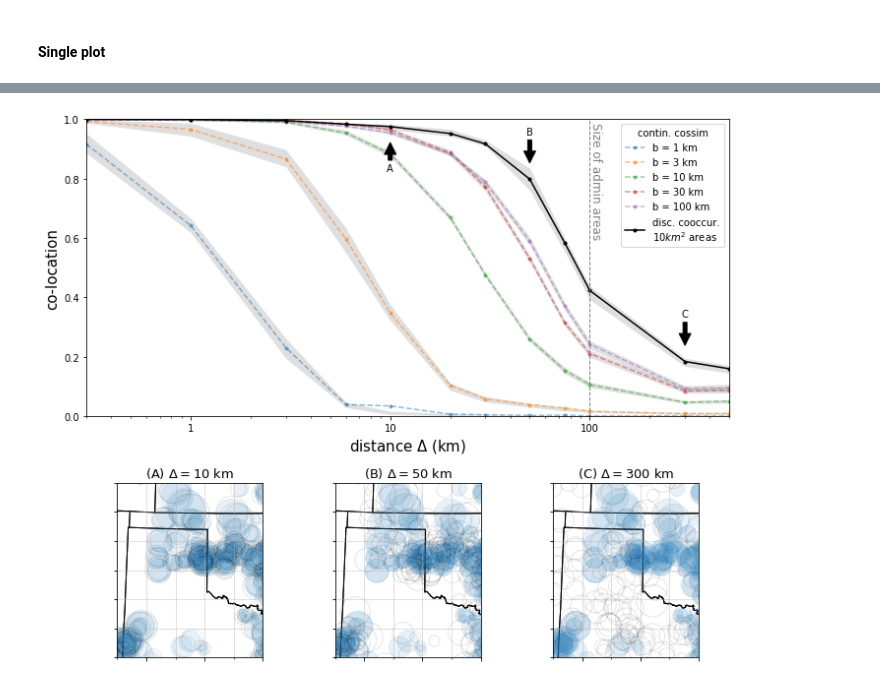
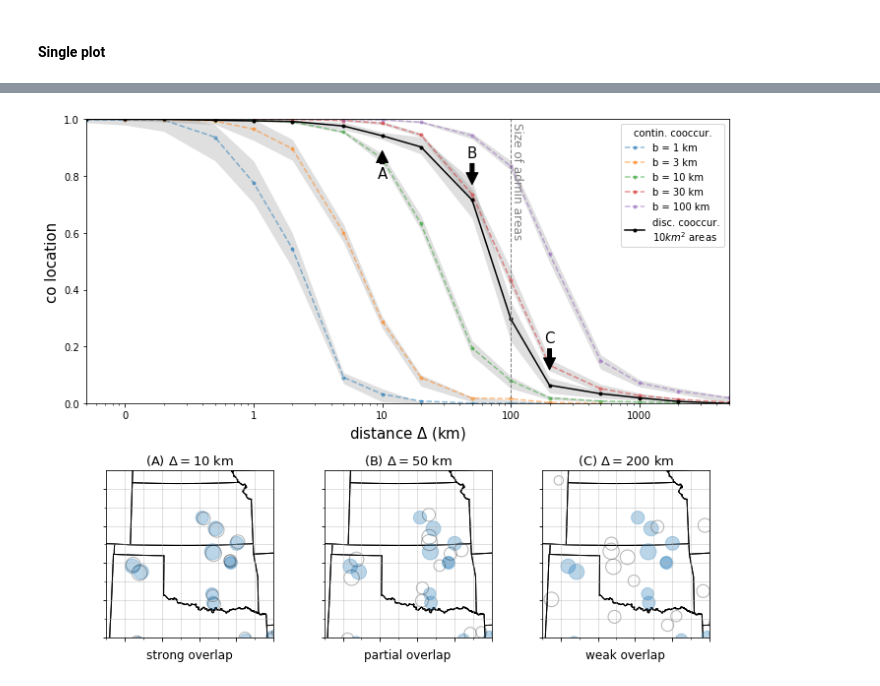
Before and after one commit to matuteiglesias/spatial-coexistence-metrics, a Jupyter notebook: Paper simulations.ipynb, the cells around one changed output, grey strips where cells are left out. Cells and saved outputs as stored; diff of their text form; code cells hidden in the pictures.

Commit message:
Added user created data

```diff
--- a/Paper simulations.ipynb
+++ b/Paper simulations.ipynb
@@ -139,7 +139,7 @@ def sum_pdfs(df, num_int = 15, margin = 100, return_mesh = False):
         t = v[0]; b = v[1]; xm = v[2]; ym = v[3];
         d2 = (xx-xm)**2 + (yy-ym)**2
         a = -np.sqrt(d2)/b
-        th = np.quantile(a, .9995)
+        th = np.quantile(a, .99)
         i_ = np.where((a > th).sum(1))[0] # rows
         j_ = np.where((a > th).sum(0))[0] # columns
         a_ = a[i_][:, j_]
@@ -283,11 +313,11 @@ for j in range(n_industries):
     for i in range(n_grids): # Artificial admin area grid size in logs
         grid_size = [1, 2][i]
         cov_results = np.zeros((D, N))
-        for d in range(D):
+        for d, Delta in enumerate(all_D):
             for n in range(N):
         #         print(d, n)
-                x_col = 'loc_d'+str(d)+'n'+str(n)+'_x'
-                y_col = 'loc_d'+str(d)+'n'+str(n)+'_y'
+                x_col = 'loc_d'+str(Delta)+'n'+str(n)+'_x'
+                y_col = 'loc_d'+str(Delta)+'n'+str(n)+'_y'
                 indu_q_i = indu_q[['value', x_col, y_col]]
                 indu_q_i['geometry'] = list(zip(indu_q_i[x_col], indu_q_i[y_col]))
                 indu_q_i['geometry'] = indu_q_i['geometry'].apply(Point)
@@ -305,7 +335,7 @@ for j in range(n_industries):
         mn = cov_results.mean(1)
         q25 = np.quantile(cov_results, .25, axis = 1)
         q75 = np.quantile(cov_results, .75, axis = 1)
-        df_disc = pd.DataFrame(np.vstack([mn, q25, q75]).T, index = dist, columns=['mean', 'q25', 'q75'])
+        df_disc = pd.DataFrame(np.vstack([mn, q25, q75]).T, index = all_D, columns=['mean', 'q25', 'q75'])
 
 
 
@@ -551,7 +581,7 @@ ax = axs#[i][j]
 
 n_widths = result_continuous.b_width.nunique()
 j = 1; i = 0
-indu = result.industry.unique()[j]
+indu = result_continuous.industry.unique()[j]
 
 for k in range(n_widths):
     bw = result_continuous.b_width.unique()[k]
@@ -561,7 +591,6 @@ for k in range(n_widths):
     ax.set_xscale('log')
     ax.set_ylim(0, 1)
     if i == 0: ax.set_title(indu)
-    if j == 0: ax.set_ylabel('co-location')
 
 gs = result_discrete.grid_size.unique()[i]
 
@@ -573,7 +602,7 @@ ax.set_xscale('log')
 ax.set_ylim(0, 1)
 ax.axvline(gs, color = '.5', linestyle = '--', lw = 1)
 if i == 0: ax.set_title(indu)
-ax.set_xlabel(r'distance $\Delta$ (km)', fontsize = 15)
+ax.set_ylabel('co location', fontsize = 15)
 
 ax.legend(['b = '+str(w)+' km' for w in widths] + ['discrete\n'+r'$10km^2$'+' areas'])
 ax.xaxis.set_major_formatter(ScalarFormatter())
@@ -664,8 +690,8 @@ gs = gridspec.GridSpec(2, 3, height_ratios=[1.7, 1])
 #### COEXISTENCE DECAY PLOT
 ax = plt.subplot(gs[0, :])
 n_widths = result_continuous.b_width.nunique()
-j = 0; i = 1
-indu = result.industry.unique()[j]
+j = 1; i = 1
+indu = result_continuous.industry.unique()[j]
 
 for k in range(n_widths):
     bw = result_continuous.b_width.unique()[k]
@@ -685,31 +711,32 @@ ax.fill_between(data.index.values, data.q25, data.q75, color = '.5', alpha = .25
 
 ax.set_xscale('log')
 ax.set_ylim(0, 1)
+ax.set_ylabel('co location', fontsize = 15)
 ax.axvline(gsize, color = '.5', linestyle = '--', lw = 1)
 ax.text([10, 100][i], .99, 'Size of admin areas' ,rotation=-90, va='top', color = '.5', fontsize = 12)
 if i == 0: ax.set_title(indu)
 ax.set_xlabel(r'distance $\Delta$ (km)', fontsize = 15)
 
-ax.legend(['b = '+str(w)+' km' for w in widths] + ['disc. cooccur.\n'+r'$10km^2$'+' areas'], title="contin. cossim")
+ax.legend(['b = '+str(w)+' km' for w in widths] + ['disc. cooccur.\n'+r'$10km^2$'+' areas'], title="contin. cooccur.")
 ax.xaxis.set_major_formatter(ScalarFormatter())
 
 
 # Annotation of sample Delta values
-for l, w in enumerate([10, 50, 300]):
+for l, w in enumerate([10, 50, 200]):
     if l == 0: # First one below line
         ax.annotate(['A', 'B', 'C'][l], xy=(w, data['mean'].loc[w] - .05), xytext=(w, data['mean'].loc[w] - .15), ha = 'center',
-            arrowprops=dict(facecolor='black', shrink=0.05),)
+            arrowprops=dict(facecolor='black', shrink=0.05), fontsize = 15)
     else:
         ax.annotate(['A', 'B', 'C'][l], xy=(w, data['mean'].loc[w]+.05), xytext=(w, data['mean'].loc[w] + .15), ha = 'center',
-            arrowprops=dict(facecolor='black', shrink=0.05),)
+            arrowprops=dict(facecolor='black', shrink=0.05), fontsize = 15)
 
 
 ### MAP PLOTS
 
-dist = [10, 50, 300]; D = len(dist);
-j = 0
+dist = [10, 50, 200]; D = len(dist);
+# j = 0
 indu_p, indu_q = indu_loc_info[j]
-point_scale = 50
+point_scale = 10
 
 for d in range(3):
 #     ax = axs[d]
@@ -718,7 +745,7 @@ for d in range(3):
     US_states['geometry'].plot(facecolor="none", edgecolor = 'k', ax = ax)
 
     ax.scatter(indu_p['loc_x'], indu_p['loc_y'],
-               s = point_scale*np.sqrt(indu_p['value']), alpha = .1)#, edgecolor = 'k')
+               s = point_scale*np.sqrt(indu_p['value']), alpha = .3)#, edgecolor = 'k')
 
     ### Create jittered Q industry locations
     # For industry q, copy industry p, and apply an increasing jitter.
@@ -737,34 +764,35 @@ for d in range(3):
     # Random choose angle, shift original x, y by d.
     angles = np.pi * np.random.uniform(0, 2, len(indu_q))
     x_d = dist[d] * np.cos(angles); y_d = dist[d] * np.sin(angles)
     # jittered q locations to column
     jit_values = np.array([x_0, y_0]).T + np.array([x_d, y_d]).T
 
     indu_q[x_col] = jit_values[:, 0]
     indu_q[y_col] = jit_values[:, 1]
 
 
     ax.scatter(indu_q['loc_d'+str(d)+'n'+str(n)+'_x'],
                    indu_q['loc_d'+str(d)+'n'+str(n)+'_y'],
-                   s = point_scale*np.sqrt(indu_q['value']), alpha = .1,
+                   s = point_scale*np.sqrt(indu_q['value']), alpha = .3,
                edgecolor = 'k', c = 'None')
+    ax.set_xlabel(['strong overlap', 'partial overlap', 'weak overlap'][d], fontsize = 12)
 
-    xmin, xmax = 100, 600
-    ymin, ymax = 3600, 4200
+    xmin, xmax = 100, 1000
+    ymin, ymax = 3600, 4500
 
     ax.set_xticks(np.arange(xmin, xmax, 100), minor=True)
     ax.set_yticks(np.arange(ymin, ymax, 100), minor=True)
     ax.grid(which='minor', alpha=.5)
 
     ax.set_xlim(xmin, xmax)
     ax.set_ylim(ymin, ymax)
 
     ax.set_xticklabels([])
     ax.set_yticklabels([])
 
 
 plt.tight_layout()
 plt.savefig('./distance_decay_demo.png')
 plt.show()
 # %% [output]
-[figure, old version]
+[figure, new version]
```
Also changed, not shown: parts of 6 cells of this notebook, 4 other files.
